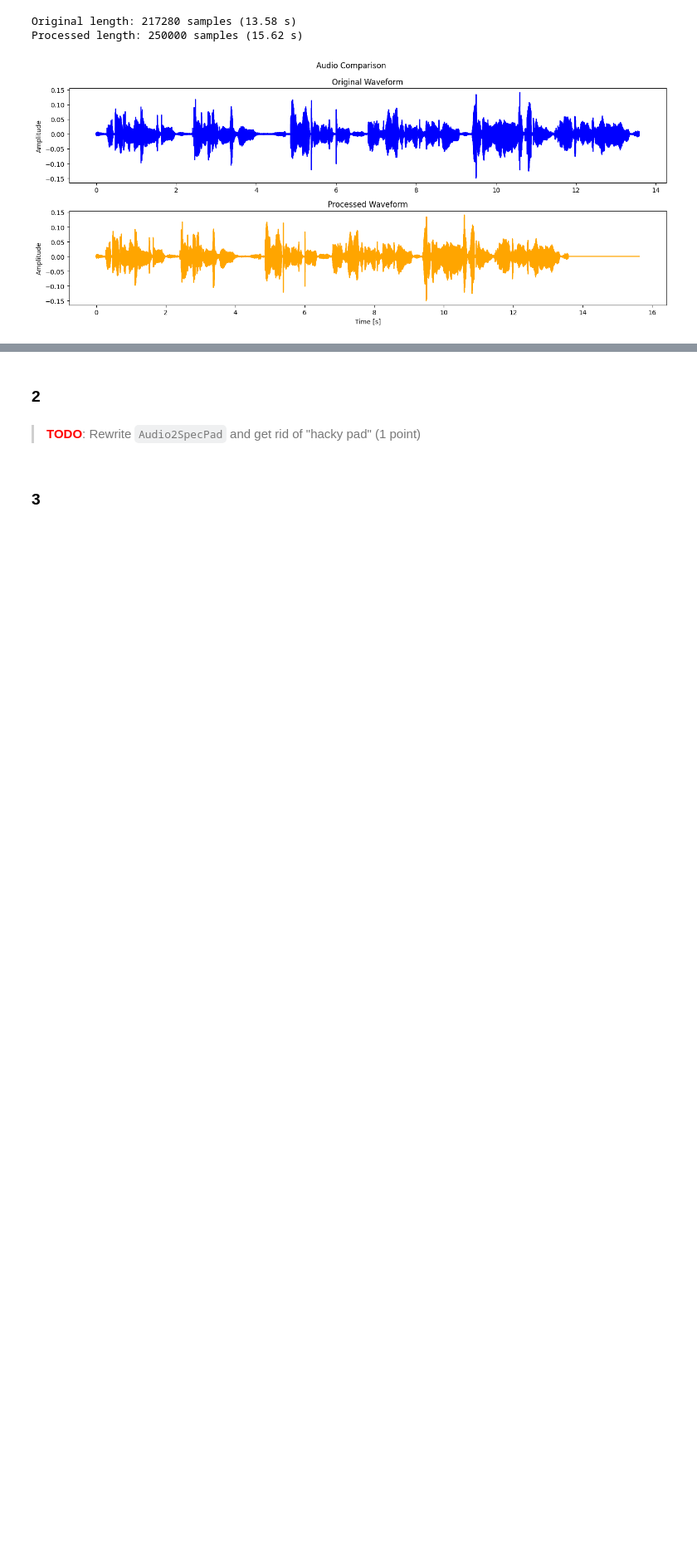
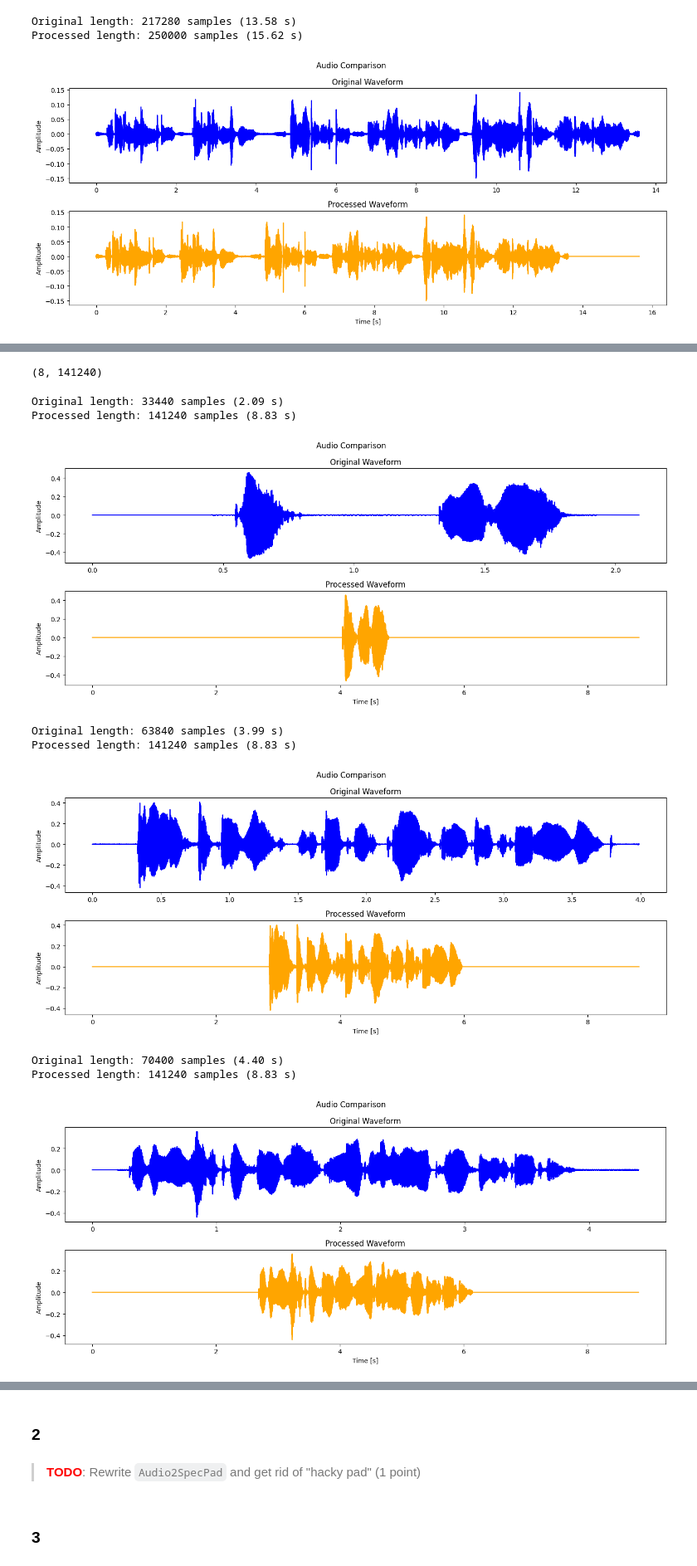
Before and after one commit to PelArtur/Audio_Processing_Labs, a Jupyter notebook: Additional/todos.ipynb, the cells around one changed output, grey strips where cells are left out. Shown at 83% size. Cells and saved outputs as stored; diff of their text form; code cells hidden in the pictures; blank space fills up the shorter version.

```diff
--- a/Additional/todos.ipynb
+++ b/Additional/todos.ipynb
@@ -358,0 +440,20 @@ Processed length: 250000 samples (15.62 s)
+# %%
+slicer = UniversalSlicer(sr, (max_len + min_len) // 2, padding="both", cut_mode="both", cut_silence=True)
+audio_processed = slicer.process_batch(waveforms)
+
+audio_processed.shape
+# %% [output]
+(8, 141240)
+# %%
+for waveform, processed_waveform in zip(waveforms, audio_processed):
+    plot_audio_comparison(waveform, processed_waveform, sr)
+# %% [output]
+Original length: 33440 samples (2.09 s)
+Processed length: 141240 samples (8.83 s)
+[figure, added]
+Original length: 63840 samples (3.99 s)
+Processed length: 141240 samples (8.83 s)
+[figure, added]
+Original length: 70400 samples (4.40 s)
+Processed length: 141240 samples (8.83 s)
+[figure, added]
```
Also changed, not shown: parts of 19 cells of this notebook.
